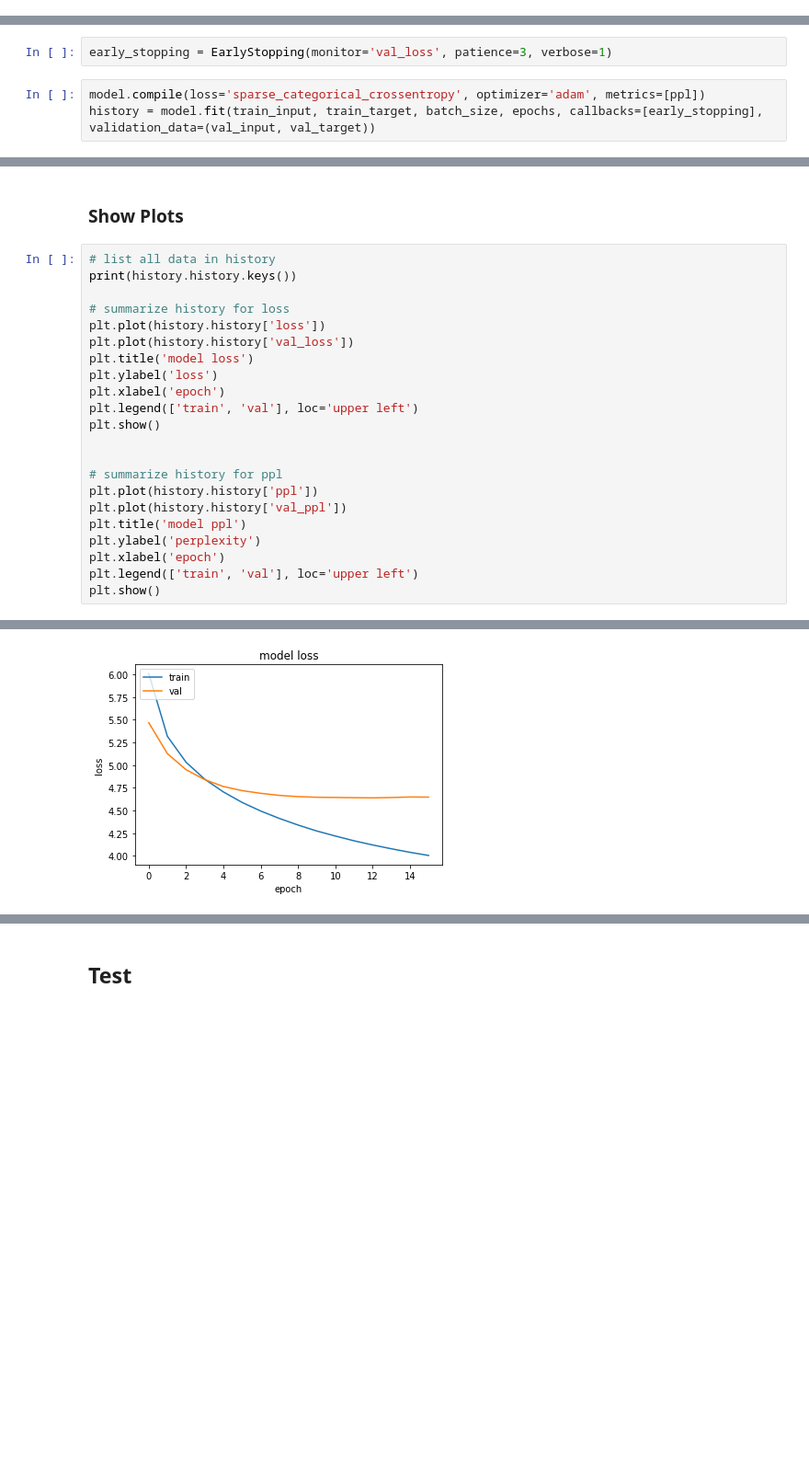
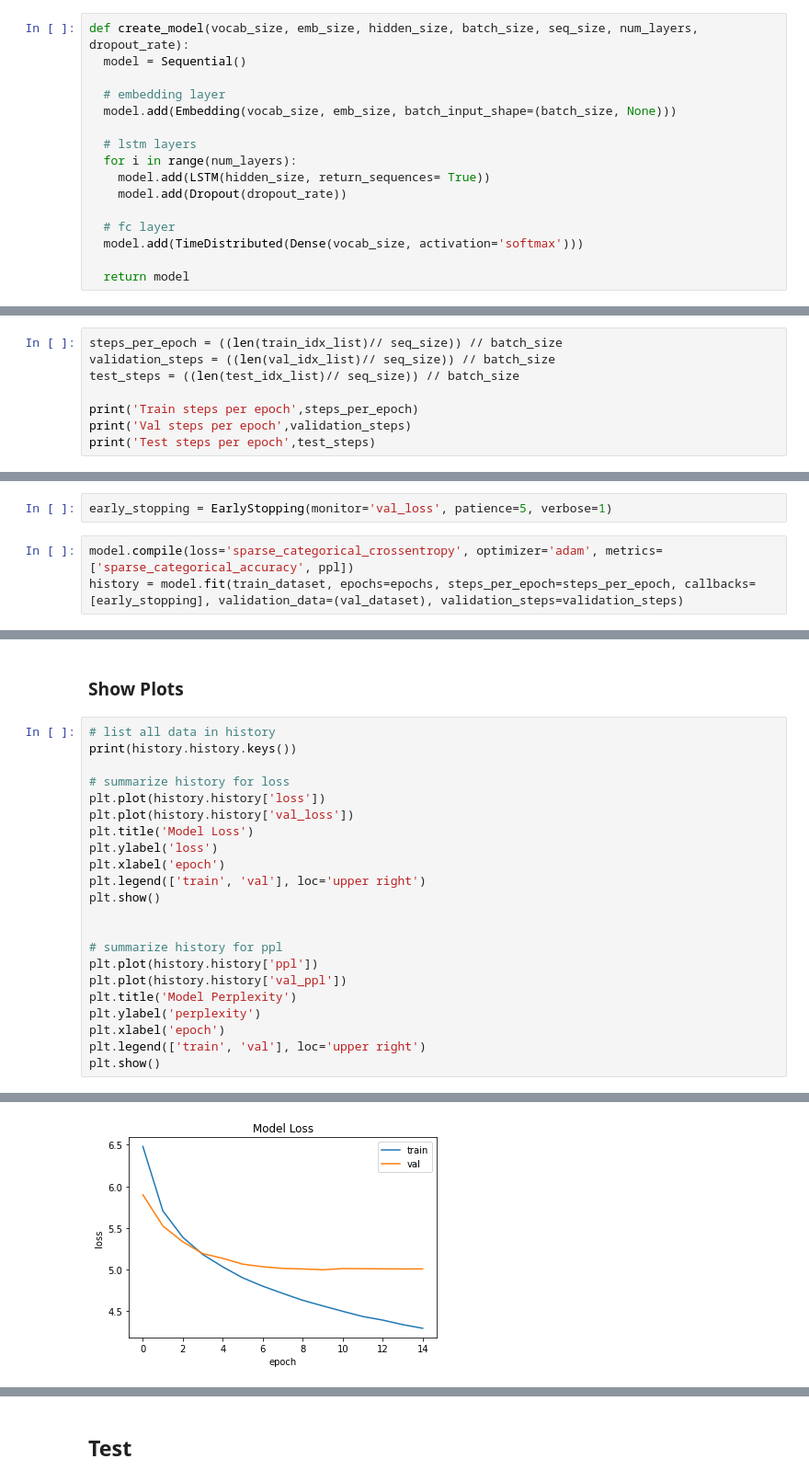
Before and after one commit to ZizZu94/nlu-text-generation, a Jupyter notebook: notebook.ipynb, the cells around one changed output, grey strips where cells are left out. Shown at 92% size. Cells and saved outputs as stored; diff of their text form; blank space fills up the shorter version.

```diff
--- a/notebook.ipynb
+++ b/notebook.ipynb
@@ -161,0 +204,16 @@ Target batches: shape (26540, 35)
+# %%
+def create_model(vocab_size, emb_size, hidden_size, batch_size, seq_size, num_layers, dropout_rate):
+  model = Sequential()
+
+  # embedding layer
+  model.add(Embedding(vocab_size, emb_size, batch_input_shape=(batch_size, None)))
+
+  # lstm layers
+  for i in range(num_layers):
+    model.add(LSTM(hidden_size, return_sequences= True))
+    model.add(Dropout(dropout_rate))
+
+  # fc layer
+  model.add(TimeDistributed(Dense(vocab_size, activation='softmax')))
+
+  return model
@@ -210,0 +255,8 @@ None
+# %%
+steps_per_epoch = ((len(train_idx_list)// seq_size)) // batch_size
+validation_steps = ((len(val_idx_list)// seq_size)) // batch_size
+test_steps = ((len(test_idx_list)// seq_size)) // batch_size
+
+print('Train steps per epoch',steps_per_epoch)
+print('Val steps per epoch',validation_steps)
+print('Test steps per epoch',test_steps)
@@ -211,7 +269,7 @@ None
 # %%
-early_stopping = EarlyStopping(monitor='val_loss', patience=3, verbose=1)
+early_stopping = EarlyStopping(monitor='val_loss', patience=5, verbose=1)
 # %%
-model.compile(loss='sparse_categorical_crossentropy', optimizer='adam', metrics=[ppl])
-history = model.fit(train_input, train_target, batch_size, epochs, callbacks=[early_stopping], validation_data=(val_input, val_target))
+model.compile(loss='sparse_categorical_crossentropy', optimizer='adam', metrics=['sparse_categorical_accuracy', ppl])
+history = model.fit(train_dataset, epochs=epochs, steps_per_epoch=steps_per_epoch, callbacks=[early_stopping], validation_data=(val_dataset), validation_steps=validation_steps)
 # %% [output]
 Epoch 1/100
@@ -240,19 +298,19 @@ print(history.history.keys())
 # summarize history for loss
 plt.plot(history.history['loss'])
 plt.plot(history.history['val_loss'])
-plt.title('model loss')
+plt.title('Model Loss')
 plt.ylabel('loss')
 plt.xlabel('epoch')
-plt.legend(['train', 'val'], loc='upper left')
+plt.legend(['train', 'val'], loc='upper right')
 plt.show()
 
 
 # summarize history for ppl
 plt.plot(history.history['ppl'])
 plt.plot(history.history['val_ppl'])
-plt.title('model ppl')
+plt.title('Model Perplexity')
 plt.ylabel('perplexity')
 plt.xlabel('epoch')
-plt.legend(['train', 'val'], loc='upper left')
+plt.legend(['train', 'val'], loc='upper right')
 plt.show()
 # %% [output]
@@ -260 +318 @@ dict_keys(['loss', 'ppl', 'val_loss', 'val_ppl'])
-[figure, old version]
+[figure, new version]
```
Also changed, not shown: parts of 33 cells of this notebook.
